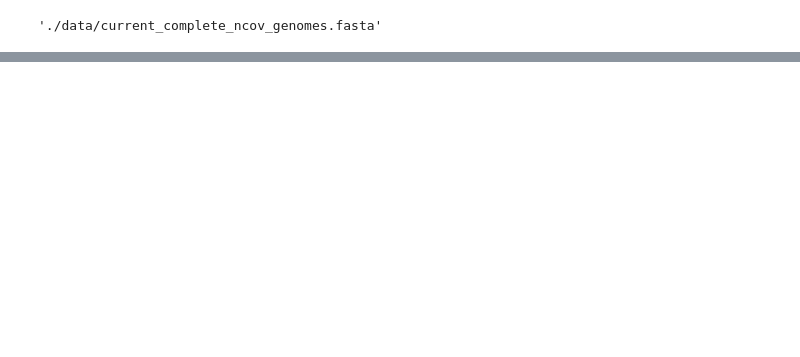
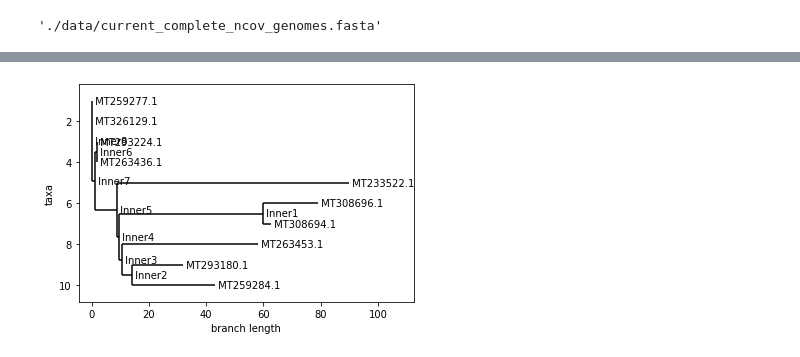
Before and after one commit to anderson-github-classroom/csc-448-project, a Jupyter notebook: students/nabishop/week_2.ipynb, the cells around one changed output, grey strips where cells are left out. Saved outputs shown, nothing was run; the diff lists cells and outputs as text; code cells hidden in the pictures; blank space fills up the shorter version.

```diff
--- a/students/nabishop/week_2.ipynb
+++ b/students/nabishop/week_2.ipynb
@@ -18,0 +49,3 @@ Then, using a locally downloaded executable of Virulign, I ran the following com
+# %%
+concensus_seq = position_table.drop('seqid',axis=1).mode(axis=0).T[0]
+concensus_seq
@@ -18,0 +65,2 @@ Then, using a locally downloaded executable of Virulign, I ran the following com
+# %%
+position_table = position_table.set_index('seqid')
@@ -18,0 +69,5 @@ Then, using a locally downloaded executable of Virulign, I ran the following com
+# %%
+distance_from_concensus_seq = position_table.apply(lambda row: sum(row != concensus_seq),axis=1)
+distance_from_concensus_seq_sorted = distance_from_concensus_seq.sort_values(ascending=False)
+subset_seqs = distance_from_concensus_seq_sorted[:10].index
+subset_seqs
@@ -18,0 +80,11 @@ Then, using a locally downloaded executable of Virulign, I ran the following com
+# %%
+distances = {}
+
+for i,seqid1 in enumerate(subset_seqs):
+    distances[seqid1,seqid1]=0
+    for j in range(i+1,len(subset_seqs)):
+        seqid2 = subset_seqs[j]
+        distances[seqid1,seqid2] = sum(position_table.loc[seqid1] != position_table.loc[seqid2])
+        distances[seqid2,seqid1] = distances[seqid1,seqid2]
+distances = pd.Series(distances).unstack()
+distances
@@ -18,0 +111,20 @@ Then, using a locally downloaded executable of Virulign, I ran the following com
+# %%
+from Bio.Phylo.TreeConstruction import DistanceMatrix, DistanceTreeConstructor
+from Bio import Phylo
+import numpy as np
+
+### Distance Matrix Construction ###
+matrix = np.tril(distances.values).tolist()
+for i in range(len(matrix)):
+    matrix[i] = matrix[i][:i+1]
+dm = DistanceMatrix(list(distances.index), matrix)
+
+
+### Tree Construction ###
+dt_constructor = DistanceTreeConstructor()
+dt_tree = dt_constructor.nj(dm)
+dt_tree.ladderize()
+
+Phylo.draw(dt_tree)
+# %% [output]
+[figure, added]
```
Also changed, not shown: parts of 17 cells of this notebook, 1 other file.
